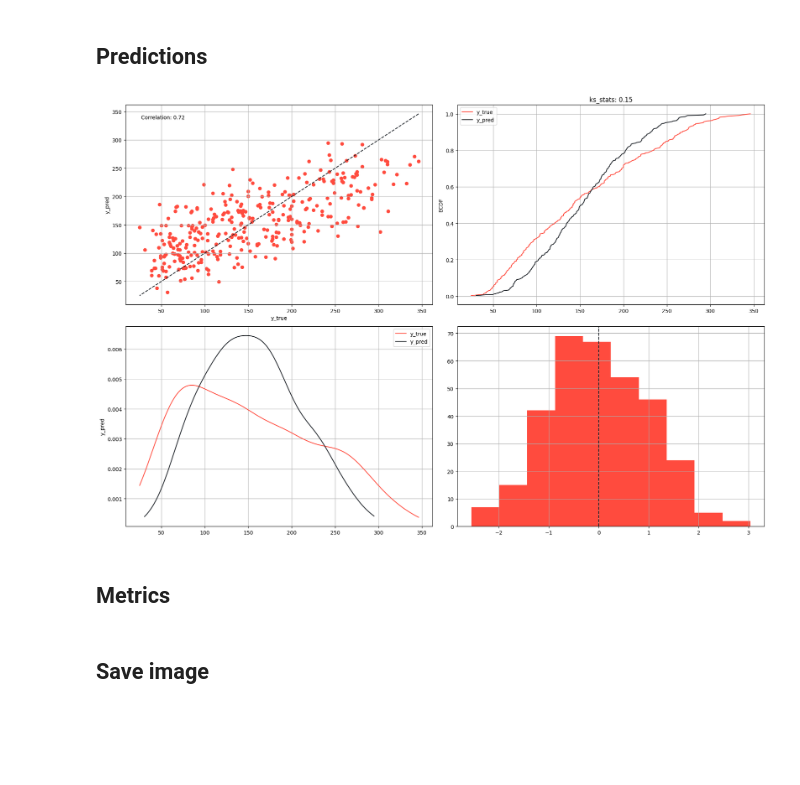
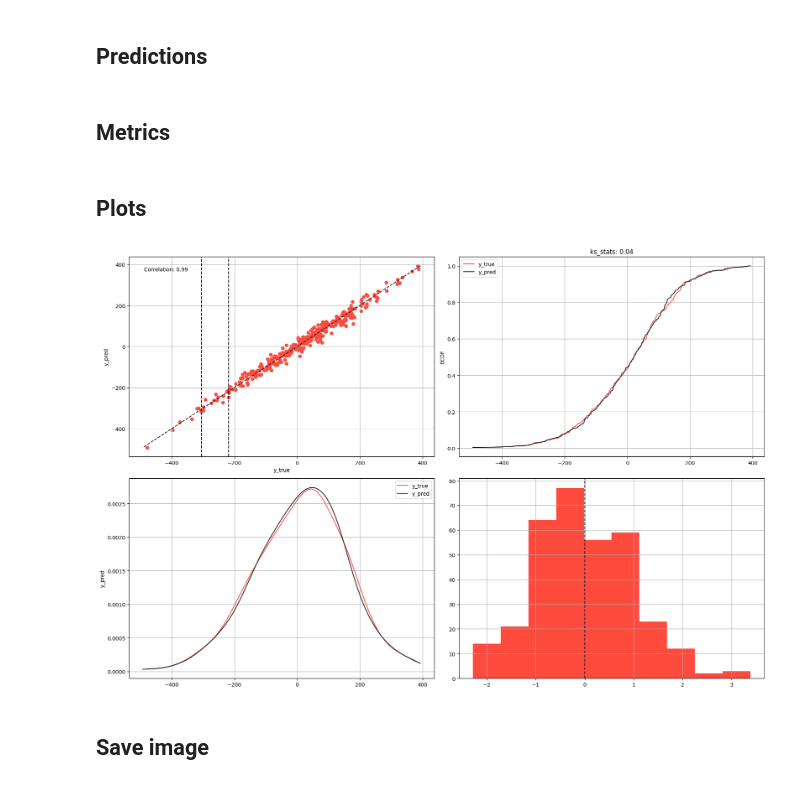
Before and after one commit to Manuelfjr/mlpr, a Jupyter notebook: notebooks/regression/01.ml_regression_examples.ipynb, the cells around one changed output. Drawn from its saved outputs; the diff is of its cells as text; code cells hidden in the pictures; blank space fills up the shorter version.

```diff
--- a/notebooks/regression/01.ml_regression_examples.ipynb
+++ b/notebooks/regression/01.ml_regression_examples.ipynb
@@ -49,6 +53,11 @@ np.random.seed(n_seed)
 content = getattr(sk_datasets, datasets["diabetes"]["path"])()
 data = pd.DataFrame(content["data"], columns=content["feature_names"])
 data["target"] = content["target"]
+# %%
+X, y = make_regression(n_samples=data.shape[0], n_features=data.shape[1], noise=20)
+
+data = pd.DataFrame(data=X, columns=[f'feature_{i}' for i in range(1, data.shape[1]+1)])
+data['target'] = y
 # %% [markdown]
 ## Split labels
 # %%
@@ -58,7 +67,7 @@ y = data["target"].values
 ## Modelling
 # %%
 models_params = {
-    Ridge: {'alpha': [0.1, 1.0, 10.0], 'random_state': [n_seed]},
+    Ridge: {'alpha': [1.0, 10.0, 15, 20], 'random_state': [n_seed]},
     Lasso: {'alpha': [0.1, 1.0, 10.0], 'random_state': [n_seed]},
     SVR: {'C': [0.1, 1.0, 10.0], 'kernel': ['linear', 'rbf']},
     RandomForestRegressor: {'n_estimators': [10, 50, 100], 'max_depth': [None, 5, 10], 'random_state': [n_seed]},
@@ -81,7 +90,7 @@ grid_search = GridSearch(
     normalize=True,
     params_norm=params_norm
 )
-grid_search.search()
+grid_search.search(cv = 5, n_jobs = -1)
 
 best_model, best_params = \
     grid_search \
@@ -100,19 +107,3 @@ rp = plots.RegressionPlots(data_test, color_palette=["#FF4B3E", "#1C2127"])
-# %%
-fig, axs = rp.grid_plot(
-    plot_functions=[
-        ['scatter', 'plot_ecdf'],
-        ['plot_kde', 'plot_error_hist']
-    ],
-    plot_args={
-        'scatter': {'y_true_col': 'y_true', 'y_pred_col': 'y_pred', 'linecolor': '#1C2127'},
-        'plot_ecdf': {'y_true_col': 'y_true', 'y_pred_col': 'y_pred'},
-        'plot_kde': {'columns': ['y_true', 'y_pred']},
-        'plot_error_hist': {'y_true_col': 'y_true', 'y_pred_col': 'y_pred', 'linecolor': '#1C2127'}
-    },
-    show_inline=True
-)
-# %% [output]
-[figure, removed]
 # %% [markdown]
 ## Metrics
 # %%
@@ -129,6 +120,34 @@ results = rm.calculate_metrics(
         "calculate_kappa": {"n_bins": k}
     }
 )
+# %% [markdown]
+## Plots
+# %%
+rp = plots.RegressionPlots(data_test, color_palette=["#FF4B3E", "#1C2127"])
+fig, axs = rp.grid_plot(
+    plot_functions=[
+        ['scatter', 'plot_ecdf'],
+        ['plot_kde', 'plot_error_hist']
+    ],
+    plot_args={
+        'scatter': {
+            'y_true_col': 'y_true',
+            'y_pred_col': 'y_pred',
+            'linecolor': '#1C2127',
+            'worst_interval': True,
+            'metrics': rm.metrics["calculate_kappa"],
+            'class_interval': rm._class_intervals,
+            'positive': True
+
+        },
+        'plot_ecdf': {'y_true_col': 'y_true', 'y_pred_col': 'y_pred'},
+        'plot_kde': {'columns': ['y_true', 'y_pred']},
+        'plot_error_hist': {'y_true_col': 'y_true', 'y_pred_col': 'y_pred', 'linecolor': '#1C2127'}
+    },
+    show_inline=True
+)
+# %% [output]
+[figure, added]
 # %% [markdown]
 ## Save image
 # %%
```
Also changed, not shown: parts of 7 cells of this notebook, 6 other files.
